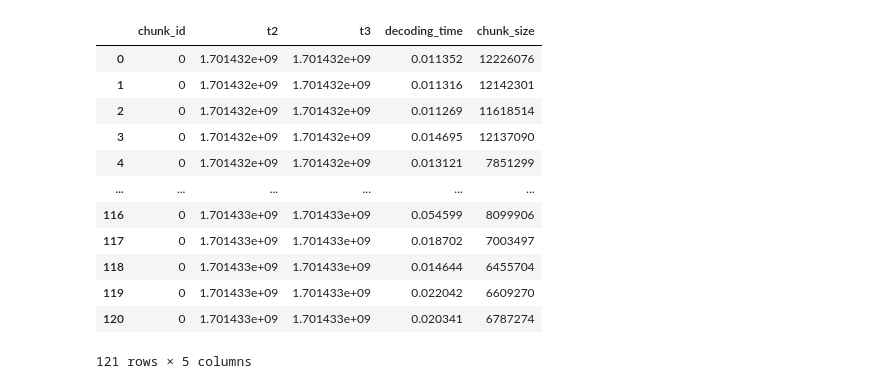
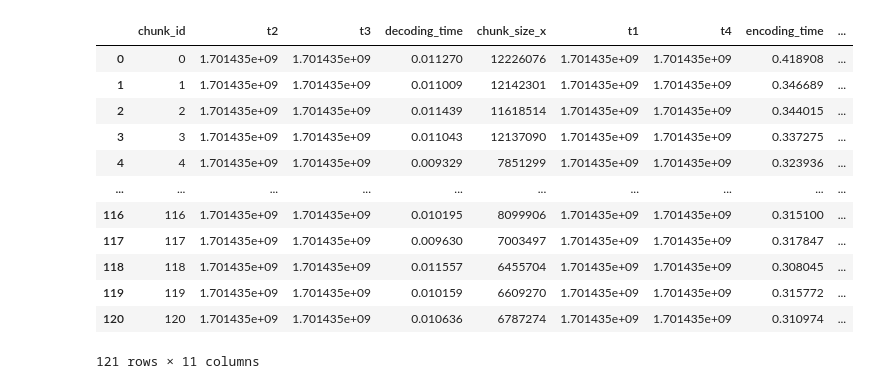
Before and after one commit to wzr2/video-pass, a Jupyter notebook: data_analysis.ipynb, the cells around one changed output. Saved outputs shown, nothing was run; the diff lists cells and outputs as text; code cells hidden in the pictures.

```diff
--- a/data_analysis.ipynb
+++ b/data_analysis.ipynb
@@ -7,19 +7,22 @@ server_path = './results/server_0.csv'
 
 client_df = pd.read_csv(client_path).drop(columns=['Unnamed: 0'])
 server_df = pd.read_csv(server_path).drop(columns=['Unnamed: 0'])
-# %%
-client_df
-# %% [output]
-|  | chunk_id | t2 | t3 | decoding_time | chunk_size |
-| 0 | 0 | 1.701432e+09 | 1.701432e+09 | 0.011352 | 12226076 |
-| 1 | 0 | 1.701432e+09 | 1.701432e+09 | 0.011316 | 12142301 |
-| 2 | 0 | 1.701432e+09 | 1.701432e+09 | 0.011269 | 11618514 |
-| 3 | 0 | 1.701432e+09 | 1.701432e+09 | 0.014695 | 12137090 |
-| 4 | 0 | 1.701432e+09 | 1.701432e+09 | 0.013121 | 7851299 |
-| ... | ... | ... | ... | ... | ... |
-| 116 | 0 | 1.701433e+09 | 1.701433e+09 | 0.054599 | 8099906 |
-| 117 | 0 | 1.701433e+09 | 1.701433e+09 | 0.018702 | 7003497 |
-| 118 | 0 | 1.701433e+09 | 1.701433e+09 | 0.014644 | 6455704 |
-| 119 | 0 | 1.701433e+09 | 1.701433e+09 | 0.022042 | 6609270 |
-| 120 | 0 | 1.701433e+09 | 1.701433e+09 | 0.020341 | 6787274 |
-121 rows × 5 columns
+# %%
+merge_df = pd.merge(client_df, server_df, on='chunk_id')
+merge_df['client_time'] = merge_df['t3'] - merge_df['t2']
+merge_df['server_time'] = merge_df['t4'] - merge_df['t1']
+merge_df
+# %% [output]
+|  | chunk_id | t2 | t3 | decoding_time | chunk_size_x | t1 | t4 | encoding_time | ... |
+| 0 | 0 | 1.701435e+09 | 1.701435e+09 | 0.011270 | 12226076 | 1.701435e+09 | 1.701435e+09 | 0.418908 | ... |
+| 1 | 1 | 1.701435e+09 | 1.701435e+09 | 0.011009 | 12142301 | 1.701435e+09 | 1.701435e+09 | 0.346689 | ... |
+| 2 | 2 | 1.701435e+09 | 1.701435e+09 | 0.011439 | 11618514 | 1.701435e+09 | 1.701435e+09 | 0.344015 | ... |
+| 3 | 3 | 1.701435e+09 | 1.701435e+09 | 0.011043 | 12137090 | 1.701435e+09 | 1.701435e+09 | 0.337275 | ... |
+| 4 | 4 | 1.701435e+09 | 1.701435e+09 | 0.009329 | 7851299 | 1.701435e+09 | 1.701435e+09 | 0.323936 | ... |
+| ... | ... | ... | ... | ... | ... | ... | ... | ... | ... |
+| 116 | 116 | 1.701435e+09 | 1.701435e+09 | 0.010195 | 8099906 | 1.701435e+09 | 1.701435e+09 | 0.315100 | ... |
+| 117 | 117 | 1.701435e+09 | 1.701435e+09 | 0.009630 | 7003497 | 1.701435e+09 | 1.701435e+09 | 0.317847 | ... |
+| 118 | 118 | 1.701435e+09 | 1.701435e+09 | 0.011557 | 6455704 | 1.701435e+09 | 1.701435e+09 | 0.308045 | ... |
+| 119 | 119 | 1.701435e+09 | 1.701435e+09 | 0.010159 | 6609270 | 1.701435e+09 | 1.701435e+09 | 0.315772 | ... |
+| 120 | 120 | 1.701435e+09 | 1.701435e+09 | 0.010636 | 6787274 | 1.701435e+09 | 1.701435e+09 | 0.310974 | ... |
+121 rows × 11 columns
```
Also changed, not shown: parts of 1 cell of this notebook, 1 other file.
